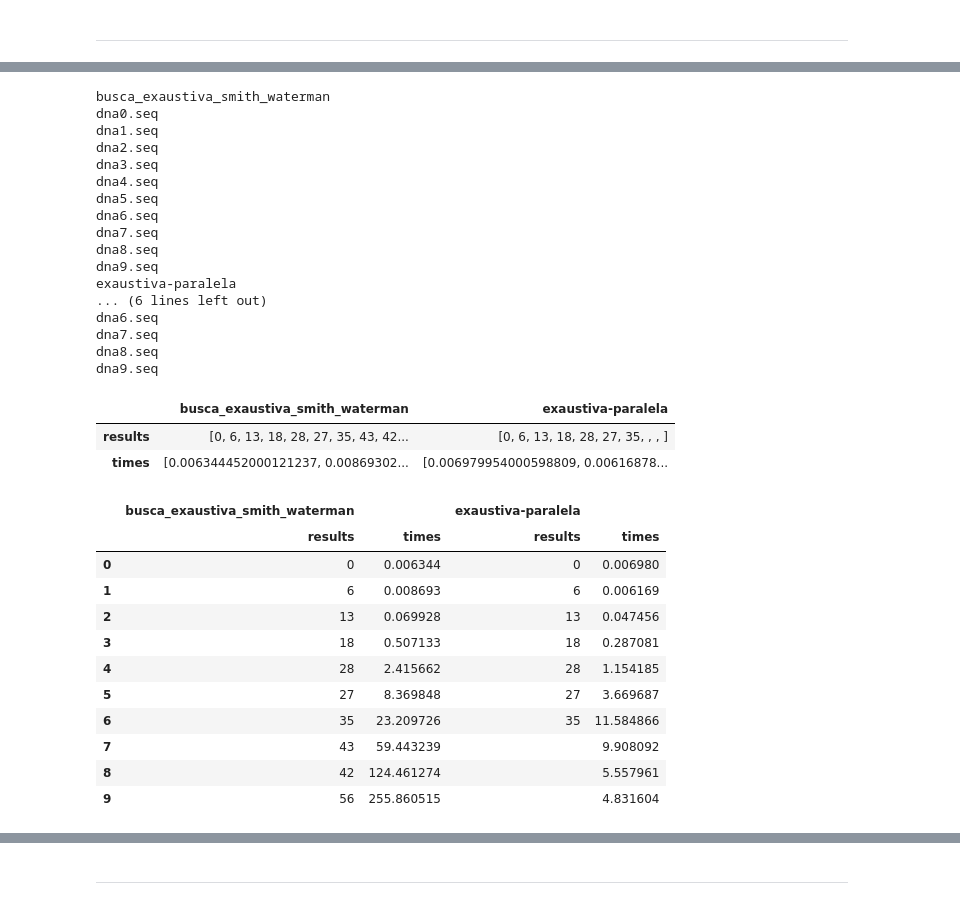
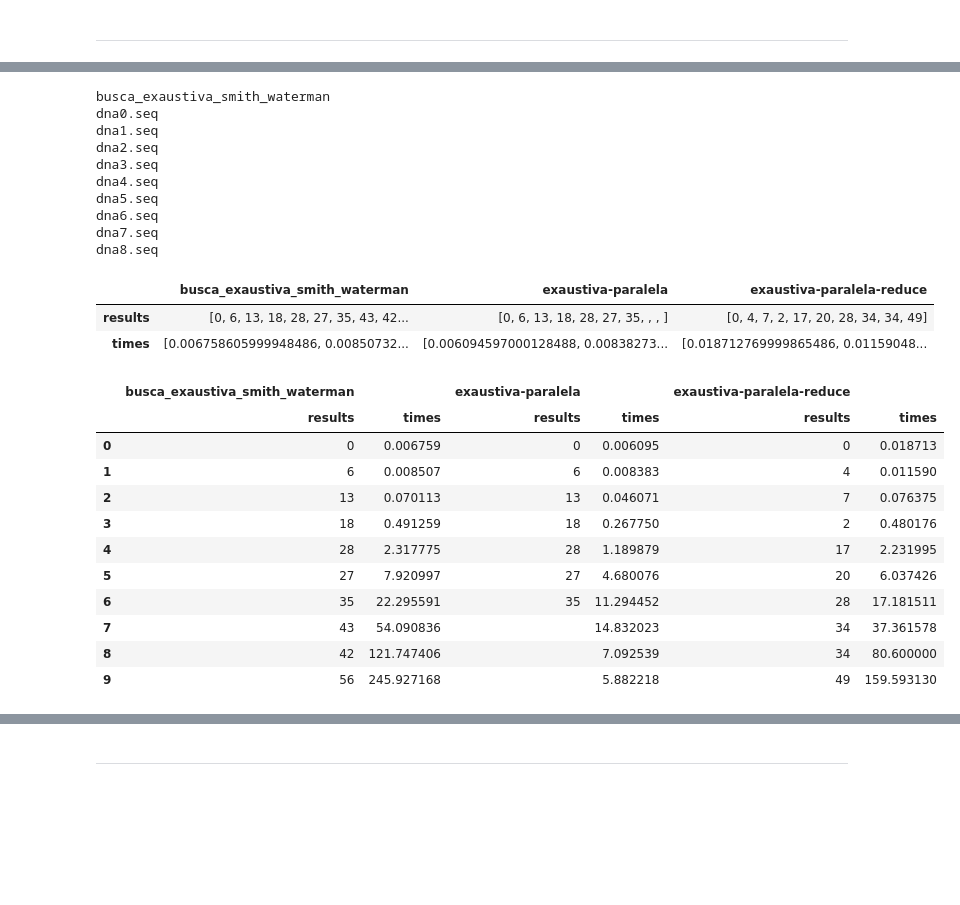
Before and after one commit to gabriellaec/supercomp-P4, a Jupyter notebook: relatorio/relatorio.ipynb, the cells around one changed output, grey strips where cells are left out. Cells and saved outputs as stored; diff of their text form; code cells hidden in the pictures; blank space fills up the shorter version.

```diff
--- a/relatorio/relatorio.ipynb
+++ b/relatorio/relatorio.ipynb
@@ -108,2 +114,19 @@ multiIndex_df
 # %% [markdown]
 --------
+# %%
+valores=[1]
+for i in range (1,5):
+    valores.append(valores[i-1]+10)
+
+for exe in df_all.columns.values.tolist():
+    plt.plot(valores,multiIndex_df_all[exe]["times"].values, label=exe)
+plt.legend()
+plt.xlabel("tamanho da sequência",
+           fontsize=15,
+          color="steelblue")
+plt.ylabel("tempo",
+           fontsize=15,
+          color="steelblue")
+plt.title(label="Gráfico do tempo em função do tamanho da sequência\n",
+          fontsize=20,
+          color="teal")
@@ -110,10 +152,10 @@ multiIndex_df
 # %%
-executaveis = ["busca_exaustiva_smith_waterman", "exaustiva-paralela"]
+executaveis = ["busca_exaustiva_smith_waterman", "exaustiva-paralela", "exaustiva-paralela-reduce"]
 arquivos=[]
 for i in range(10):
     arquivos.append(f"dna{i}.seq")
 
-dic = gera_resultados("in_exaustiva", arquivos, executaveis)
+dic_all10 = gera_resultados("in_exaustiva", arquivos, executaveis)
 # %% [output]
 busca_exaustiva_smith_waterman
 dna0.seq
@@ -125,33 +167,26 @@ dna5.seq
 dna6.seq
 dna7.seq
 dna8.seq
-dna9.seq
-exaustiva-paralela
-... (6 lines left out)
-dna6.seq
-dna7.seq
-dna8.seq
-dna9.seq
-# %%
-df = pd.DataFrame(dic)
-df
-# %% [output]
-|  | busca_exaustiva_smith_waterman | exaustiva-paralela |
-| results | [0, 6, 13, 18, 28, 27, 35, 43, 42... | [0, 6, 13, 18, 28, 27, 35, , , ] |
-| times | [0.006344452000121237, 0.00869302... | [0.006979954000598809, 0.00616878... |
+# %%
+df_all10 = pd.DataFrame(dic_all10)
+df_all10
+# %% [output]
+|  | busca_exaustiva_smith_waterman | exaustiva-paralela | exaustiva-paralela-reduce |
+| results | [0, 6, 13, 18, 28, 27, 35, 43, 42... | [0, 6, 13, 18, 28, 27, 35, , , ] | [0, 4, 7, 2, 17, 20, 28, 34, 34, 49] |
+| times | [0.006758605999948486, 0.00850732... | [0.006094597000128488, 0.00838273... | [0.018712769999865486, 0.01159048... |
 # %%
-multiIndex_df = pd.DataFrame(multi_df(dic))
-multiIndex_df
+multiIndex_df_all10_all10 = pd.DataFrame(multi_df(dic_all10))
+multiIndex_df_all10
 # %% [output]
-|  | busca_exaustiva_smith_waterman |  | exaustiva-paralela |  |
-|  | results | times | results | times |
-| 0 | 0 | 0.006344 | 0 | 0.006980 |
-| 1 | 6 | 0.008693 | 6 | 0.006169 |
-| 2 | 13 | 0.069928 | 13 | 0.047456 |
-| 3 | 18 | 0.507133 | 18 | 0.287081 |
-| 4 | 28 | 2.415662 | 28 | 1.154185 |
-| 5 | 27 | 8.369848 | 27 | 3.669687 |
-| 6 | 35 | 23.209726 | 35 | 11.584866 |
-| 7 | 43 | 59.443239 |  | 9.908092 |
-| 8 | 42 | 124.461274 |  | 5.557961 |
-| 9 | 56 | 255.860515 |  | 4.831604 |
+|  | busca_exaustiva_smith_waterman |  | exaustiva-paralela |  | exaustiva-paralela-reduce |  |
+|  | results | times | results | times | results | times |
+| 0 | 0 | 0.006759 | 0 | 0.006095 | 0 | 0.018713 |
+| 1 | 6 | 0.008507 | 6 | 0.008383 | 4 | 0.011590 |
+| 2 | 13 | 0.070113 | 13 | 0.046071 | 7 | 0.076375 |
+| 3 | 18 | 0.491259 | 18 | 0.267750 | 2 | 0.480176 |
+| 4 | 28 | 2.317775 | 28 | 1.189879 | 17 | 2.231995 |
+| 5 | 27 | 7.920997 | 27 | 4.680076 | 20 | 6.037426 |
+| 6 | 35 | 22.295591 | 35 | 11.294452 | 28 | 17.181511 |
+| 7 | 43 | 54.090836 |  | 14.832023 | 34 | 37.361578 |
+| 8 | 42 | 121.747406 |  | 7.092539 | 34 | 80.600000 |
+| 9 | 56 | 245.927168 |  | 5.882218 | 49 | 159.593130 |
```
Also changed, not shown: parts of 15 cells of this notebook, 1 other file.
